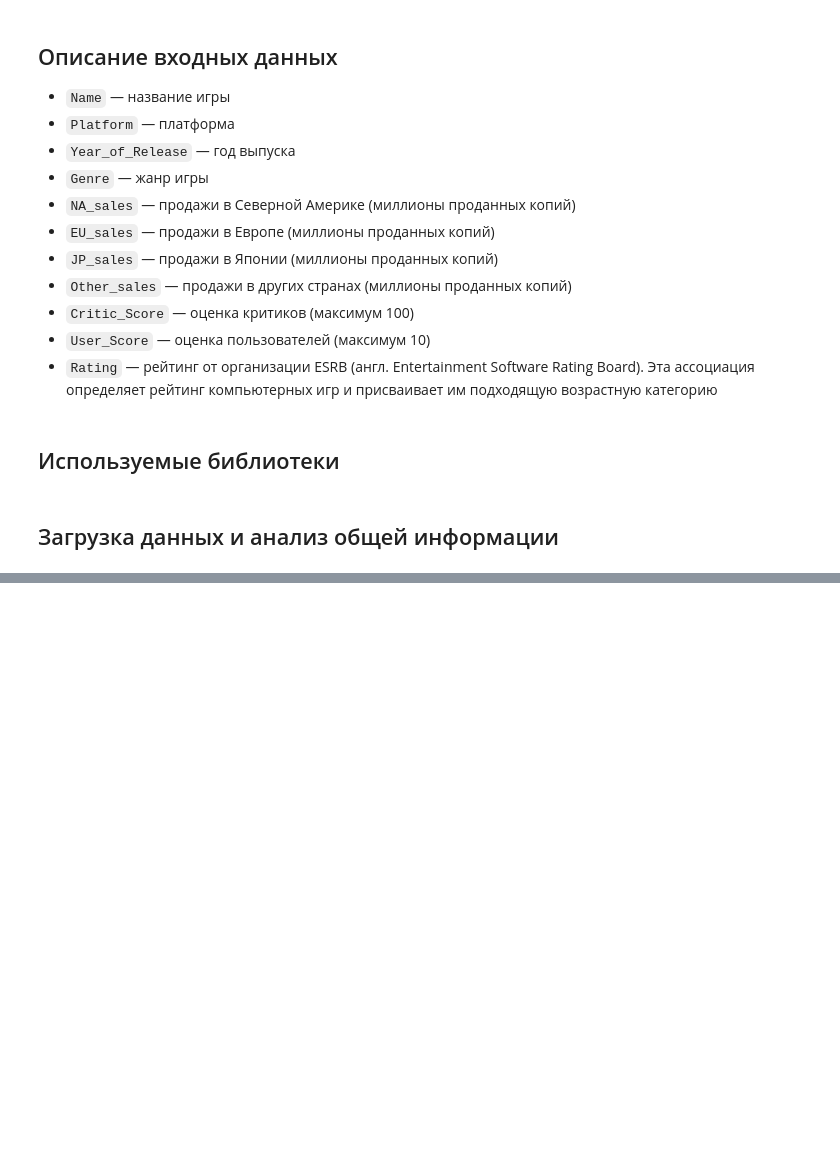
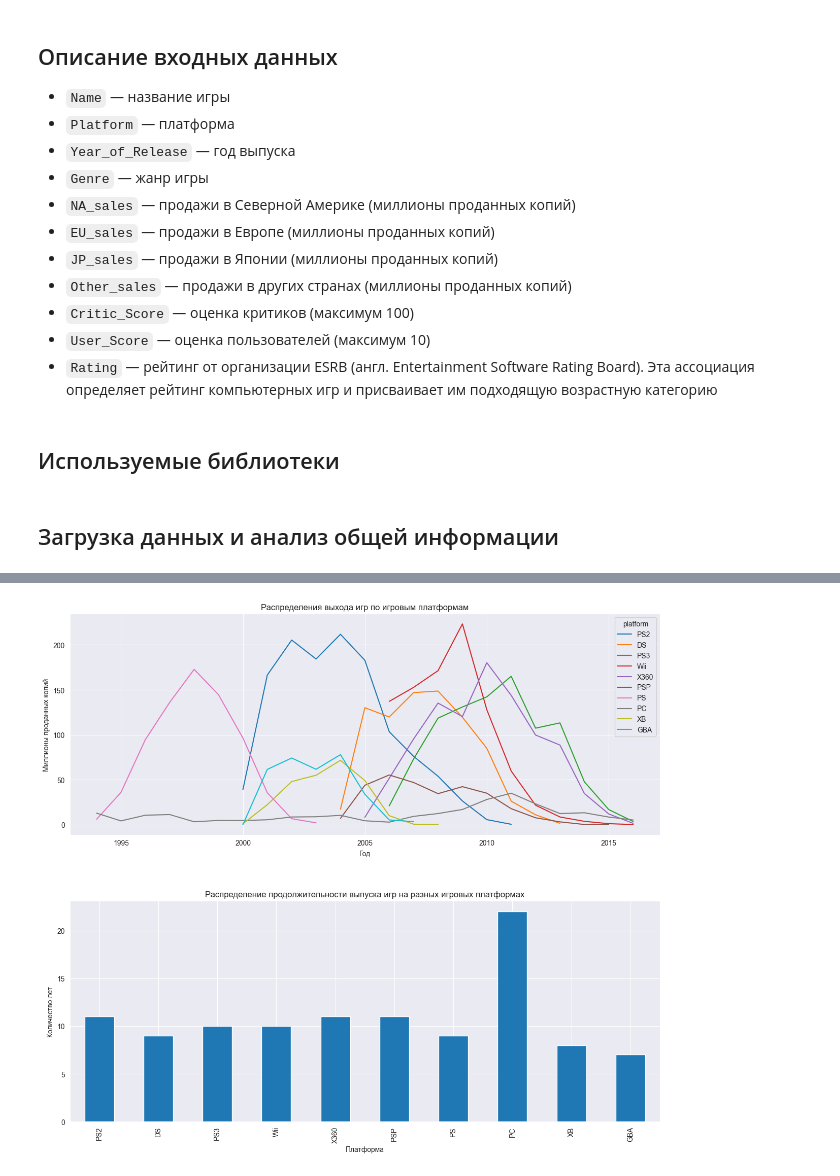
Before and after one commit to max150797/DataScience_Projects, a Jupyter notebook: Проекты по анализу данных/Исследование продаж компьютерных игр для планирования рекламных кампаний магазина/Исследование рынка компьютерных игр.ipynb, the cells around one changed output, grey strips where cells are left out. Cells and saved outputs as stored; diff of their text form; code cells hidden in the pictures; blank space fills up the shorter version.

```diff
--- a/Проекты по анализу данных/Исследование продаж компьютерных игр для планирования рекламных кампаний магазина/Исследование рынка компьютерных игр.ipynb
+++ b/Проекты по анализу данных/Исследование продаж компьютерных игр для планирования рекламных кампаний магазина/Исследование рынка компьютерных игр.ipynb
@@ -71,0 +129,3 @@ plt.show()
+# %%
+# удалим лишние пробелы в начале и конце строки в названии
+data['name'] = data['name'].str.strip()
@@ -71,0 +255,36 @@ plt.show()
+# %%
+# определим данные с 1993 года в отдельную переменную
+data_since_1993 = data[data['year_of_release']>=1993]
+
+# выделим топ10 платформ по количеству игр
+top10_platforms = data_since_1993['platform'].value_counts()[:10].index.tolist()
+
+fig, axes = plt.subplots(2, 1, figsize=(15, 13))
+
+data_since_1993.pivot_table(index=['year_of_release'],
+                 columns=['platform'],
+                 values='total_sales',
+                 aggfunc='sum')[top10_platforms].plot(ax=axes[0])
+
+#посчитаем дельту между первым и последним годом выпуска игры по платформам
+platform_lifetime = data_since_1993.pivot_table(
+    index=['platform'],values='year_of_release',
+    aggfunc= lambda x: np.max(x)-np.min(x)).reset_index()
+platform_lifetime.set_index('platform').loc[top10_platforms].plot(kind='bar', ax=axes[1])
+
+# очистим переменную
+del data_since_1993
+
+axes[0].set_title('Распределения выхода игр по игровым платформам', fontsize=12)
+axes[0].set_xlabel('Год')
+axes[0].set_ylabel('Миллионы проданных копий')
+
+axes[1].set_title('Распределение продолжительности выпуска игр на разных игровых платформах', fontsize=12)
+axes[1].set_xlabel('Платформа')
+axes[1].set_ylabel('Количество лет')
+
+axes[1].legend().remove()
+plt.subplots_adjust(hspace=0.3)
+plt.show()
+# %% [output]
+[figure, added]
```
Also changed, not shown: parts of 51 cells of this notebook, 1 other file.
